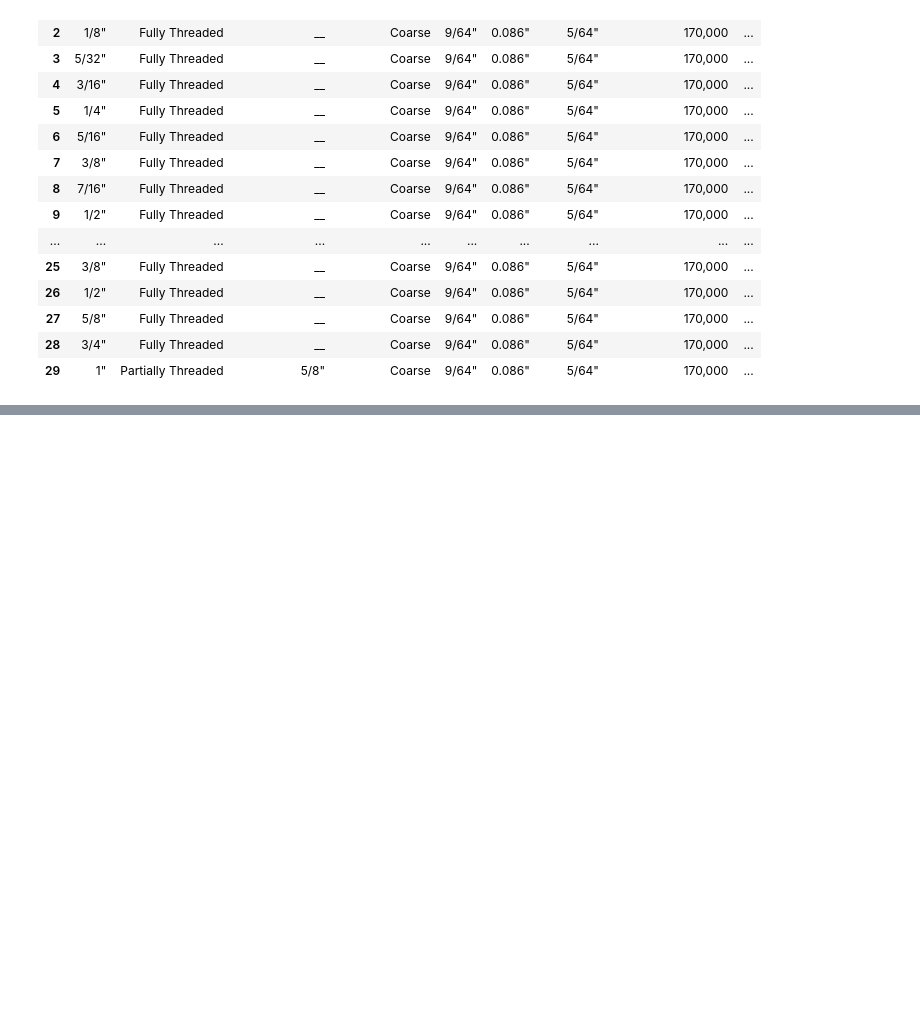
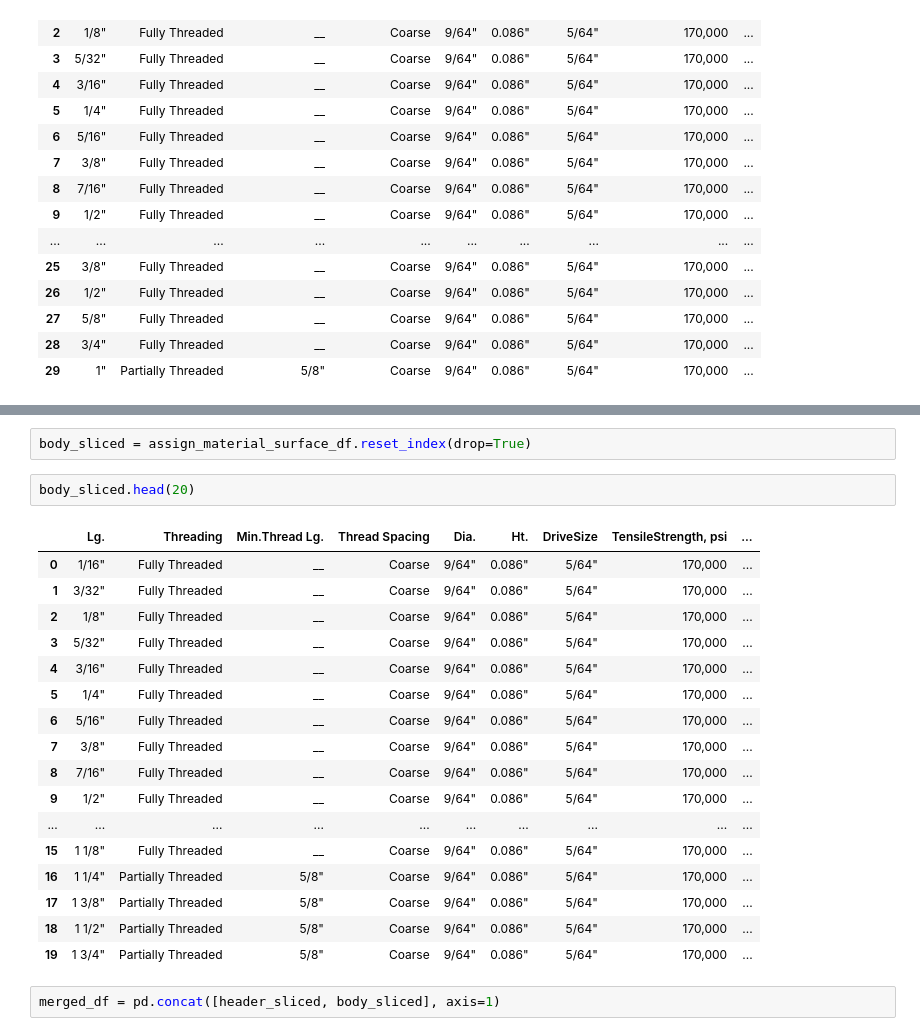
Before and after one commit to adkprakash/data-studio-rag, a Jupyter notebook: final.ipynb, the cells around one changed output, grey strips where cells are left out. Cells and saved outputs as stored; diff of their text form; blank space fills up the shorter version.

```diff
--- a/final.ipynb
+++ b/final.ipynb
@@ -208,0 +288,24 @@ assign_material_surface_df.head(35)
+# %%
+body_sliced = assign_material_surface_df.reset_index(drop=True)
+# %%
+body_sliced.head(20)
+# %% [output]
+|  | Lg. | Threading | Min.Thread Lg. | Thread Spacing | Dia. | Ht. | DriveSize | TensileStrength, psi | ... |
+| 0 | 1/16" | Fully Threaded | __ | Coarse | 9/64" | 0.086" | 5/64" | 170,000 | ... |
+| 1 | 3/32" | Fully Threaded | __ | Coarse | 9/64" | 0.086" | 5/64" | 170,000 | ... |
+| 2 | 1/8" | Fully Threaded | __ | Coarse | 9/64" | 0.086" | 5/64" | 170,000 | ... |
+| 3 | 5/32" | Fully Threaded | __ | Coarse | 9/64" | 0.086" | 5/64" | 170,000 | ... |
+| 4 | 3/16" | Fully Threaded | __ | Coarse | 9/64" | 0.086" | 5/64" | 170,000 | ... |
+| 5 | 1/4" | Fully Threaded | __ | Coarse | 9/64" | 0.086" | 5/64" | 170,000 | ... |
+| 6 | 5/16" | Fully Threaded | __ | Coarse | 9/64" | 0.086" | 5/64" | 170,000 | ... |
+| 7 | 3/8" | Fully Threaded | __ | Coarse | 9/64" | 0.086" | 5/64" | 170,000 | ... |
+| 8 | 7/16" | Fully Threaded | __ | Coarse | 9/64" | 0.086" | 5/64" | 170,000 | ... |
+| 9 | 1/2" | Fully Threaded | __ | Coarse | 9/64" | 0.086" | 5/64" | 170,000 | ... |
+| ... | ... | ... | ... | ... | ... | ... | ... | ... | ... |
+| 15 | 1 1/8" | Fully Threaded | __ | Coarse | 9/64" | 0.086" | 5/64" | 170,000 | ... |
+| 16 | 1 1/4" | Partially Threaded | 5/8" | Coarse | 9/64" | 0.086" | 5/64" | 170,000 | ... |
+| 17 | 1 3/8" | Partially Threaded | 5/8" | Coarse | 9/64" | 0.086" | 5/64" | 170,000 | ... |
+| 18 | 1 1/2" | Partially Threaded | 5/8" | Coarse | 9/64" | 0.086" | 5/64" | 170,000 | ... |
+| 19 | 1 3/4" | Partially Threaded | 5/8" | Coarse | 9/64" | 0.086" | 5/64" | 170,000 | ... |
+# %%
+merged_df = pd.concat([header_sliced, body_sliced], axis=1)
```
Also changed, not shown: parts of 13 cells of this notebook, 3 other files.
